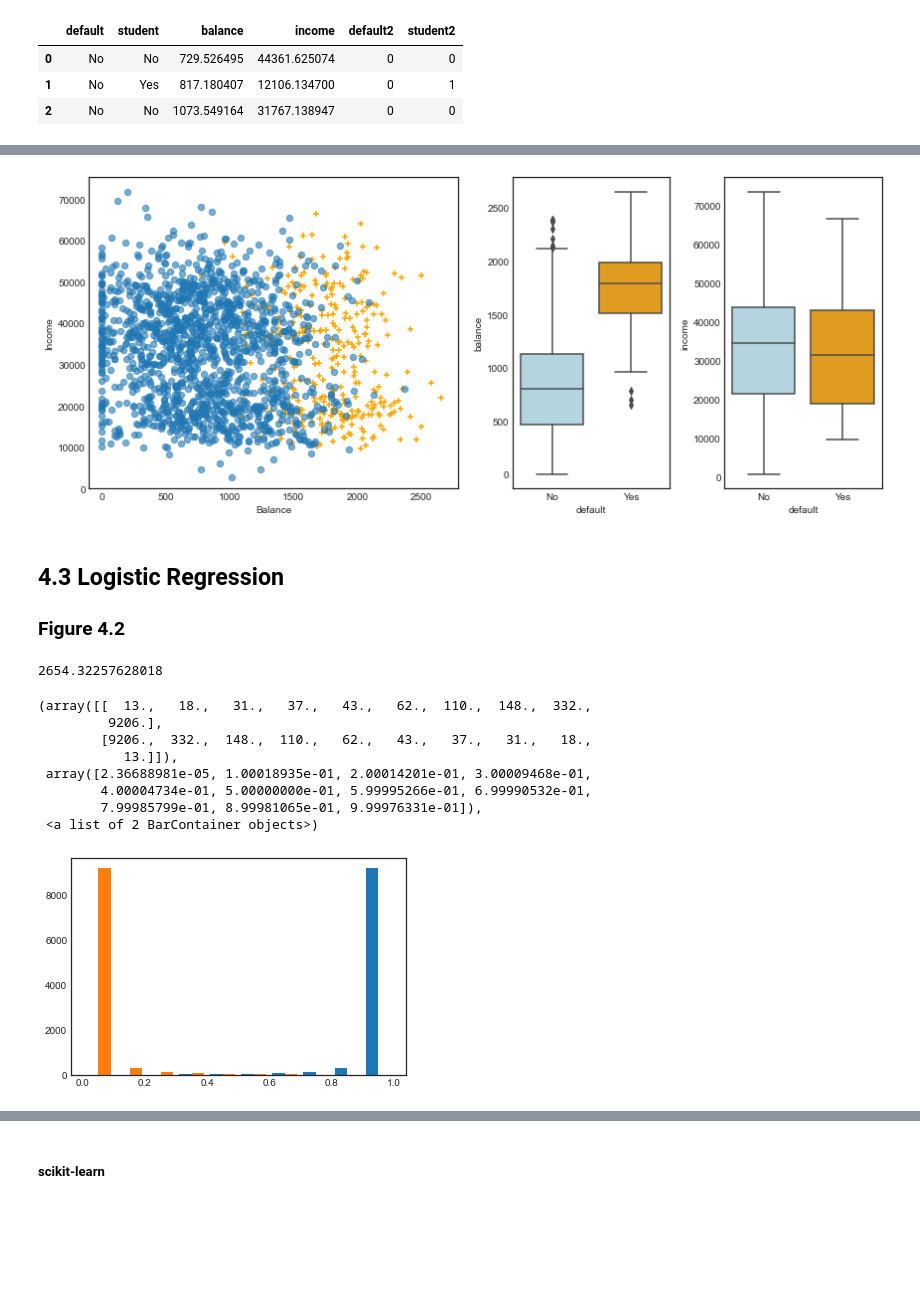
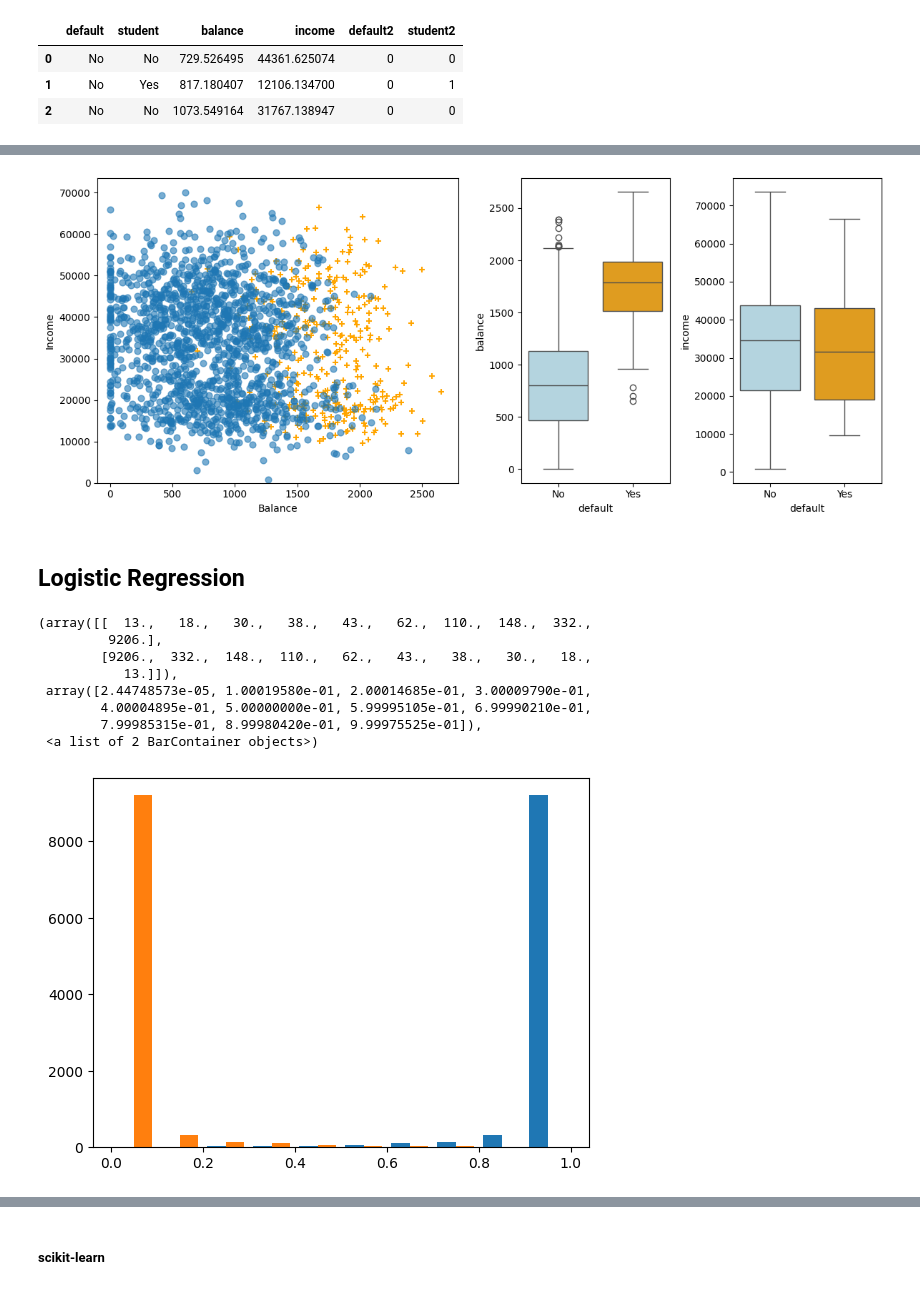
Before and after one commit to sukhjitsehra/cp322, a Jupyter notebook: week04/Classification.ipynb, the cells around one changed output, grey strips where cells are left out. Drawn from its saved outputs; the diff is of its cells as text; code cells hidden in the pictures; blank space fills up the shorter version.

```diff
--- a/week04/Classification.ipynb
+++ b/week04/Classification.ipynb
@@ -16,6 +16,7 @@ import numpy as np
 import matplotlib as mpl
 import matplotlib.pyplot as plt
 import seaborn as sns
+from ISLP import load_data
 
 import sklearn.linear_model as skl_lm
 from sklearn.discriminant_analysis import LinearDiscriminantAnalysis
@@ -33,6 +34,5 @@ import statsmodels.api as sm
 import statsmodels.api as smf
 
 %matplotlib inline
-plt.style.use('seaborn-white')
 # %% [markdown]
 ### Load dataset
@@ -53,0 +39,3 @@ df.head(10)
+# %%
+df=load_data('Default')
+df
@@ -67,37 +98,33 @@ df.head(3)
 # %%
 fig = plt.figure(figsize=(12,5))
 gs = mpl.gridspec.GridSpec(1, 4)
 ax1 = plt.subplot(gs[0,:-2])
 ax2 = plt.subplot(gs[0,-2])
 ax3 = plt.subplot(gs[0,-1])
 
 # Take a fraction of the samples where target value (default) is 'no'
 df_no = df[df.default2 == 0].sample(frac=0.15)
 
 # Take all samples  where target value is 'yes'
 df_yes = df[df.default2 == 1]
-df_ = df_no.append(df_yes)
+df_ = pd.concat([df_no, df_yes], ignore_index=False)
+
 
 ax1.scatter(df_[df_.default == 'Yes'].balance, df_[df_.default == 'Yes'].income, s=40, c='orange', marker='+')
 ax1.scatter(df_[df_.default == 'No'].balance, df_[df_.default == 'No'].income, s=40, marker='o', alpha=.6)
 
 ax1.set_ylim(ymin=0)
 ax1.set_ylabel('Income')
 ax1.set_xlim(xmin=-100)
 ax1.set_xlabel('Balance')
 c_palette = {'No':'lightblue', 'Yes':'orange'}
-sns.boxplot('default', 'balance', data=df, orient='v', ax=ax2, palette=c_palette)
-sns.boxplot('default', 'income', data=df, orient='v', ax=ax3, palette=c_palette)
+sns.boxplot( data=df, x='default', y= 'balance', orient='v', ax=ax2, palette=c_palette, hue='default')
+sns.boxplot( data=df, x= 'default', y='income', orient='v', ax=ax3, palette=c_palette, hue='default')
 gs.tight_layout(plt.gcf())
 # %% [output]
-[figure, old version]
+[figure, new version]
 # %% [markdown]
-## 4.3 Logistic Regression
-### Figure 4.2
+## Logistic Regression
-# %%
-df.balance.max()
-# %% [output]
-2654.32257628018
 # %%
 X_train = df.balance.values.reshape(-1,1)
 y = df.default2
@@ -112,15 +139,15 @@ clf.fit(X_train,y)
 prob_train = clf.predict_proba(X_train)
 plt.hist(prob_train)
 # %% [output]
-(array([[  13.,   18.,   31.,   37.,   43.,   62.,  110.,  148.,  332.,
+(array([[  13.,   18.,   30.,   38.,   43.,   62.,  110.,  148.,  332.,
          9206.],
-        [9206.,  332.,  148.,  110.,   62.,   43.,   37.,   31.,   18.,
+        [9206.,  332.,  148.,  110.,   62.,   43.,   38.,   30.,   18.,
            13.]]),
- array([2.36688981e-05, 1.00018935e-01, 2.00014201e-01, 3.00009468e-01,
-        4.00004734e-01, 5.00000000e-01, 5.99995266e-01, 6.99990532e-01,
-        7.99985799e-01, 8.99981065e-01, 9.99976331e-01]),
+ array([2.44748573e-05, 1.00019580e-01, 2.00014685e-01, 3.00009790e-01,
+        4.00004895e-01, 5.00000000e-01, 5.99995105e-01, 6.99990210e-01,
+        7.99985315e-01, 8.99980420e-01, 9.99975525e-01]),
  <a list of 2 BarContainer objects>)
-[figure, old version]
+[figure, new version]
 # %%
 
 prob_test = clf.predict_proba(X_test)
```
Also changed, not shown: parts of 52 cells of this notebook.
